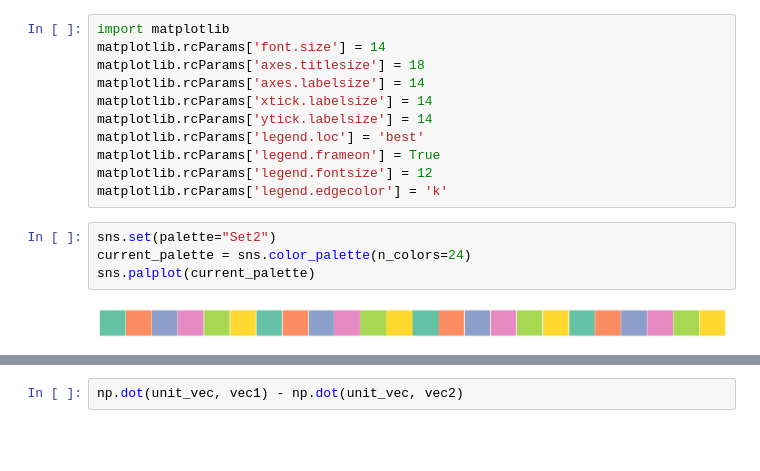
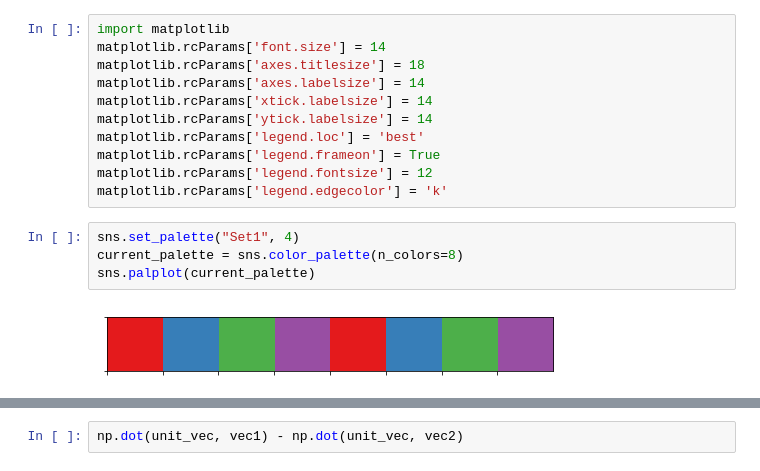
Before and after one commit to JunjiHanatani/Genetic-Algorithm, a Jupyter notebook: Project/CubicRobot/log/LogCheck.ipynb, the cells around one changed output, grey strips where cells are left out. Cells and saved outputs as stored; diff of their text form; blank space fills up the shorter version.

```diff
--- a/Project/CubicRobot/log/LogCheck.ipynb
+++ b/Project/CubicRobot/log/LogCheck.ipynb
@@ -16,11 +16,11 @@ matplotlib.rcParams['legend.frameon'] = True
 matplotlib.rcParams['legend.fontsize'] = 12
 matplotlib.rcParams['legend.edgecolor'] = 'k'
 # %%
-sns.set(palette="Set2")
-current_palette = sns.color_palette(n_colors=24)
+sns.set_palette("Set1", 4)
+current_palette = sns.color_palette(n_colors=8)
 sns.palplot(current_palette)
 # %% [output]
-[figure, old version]
+[figure, new version]
 # %%
 df_energy = pd.read_csv("./energy.csv")
 df_energy.head(100)
```
Also changed, not shown: parts of 7 cells of this notebook, 19 other files.
